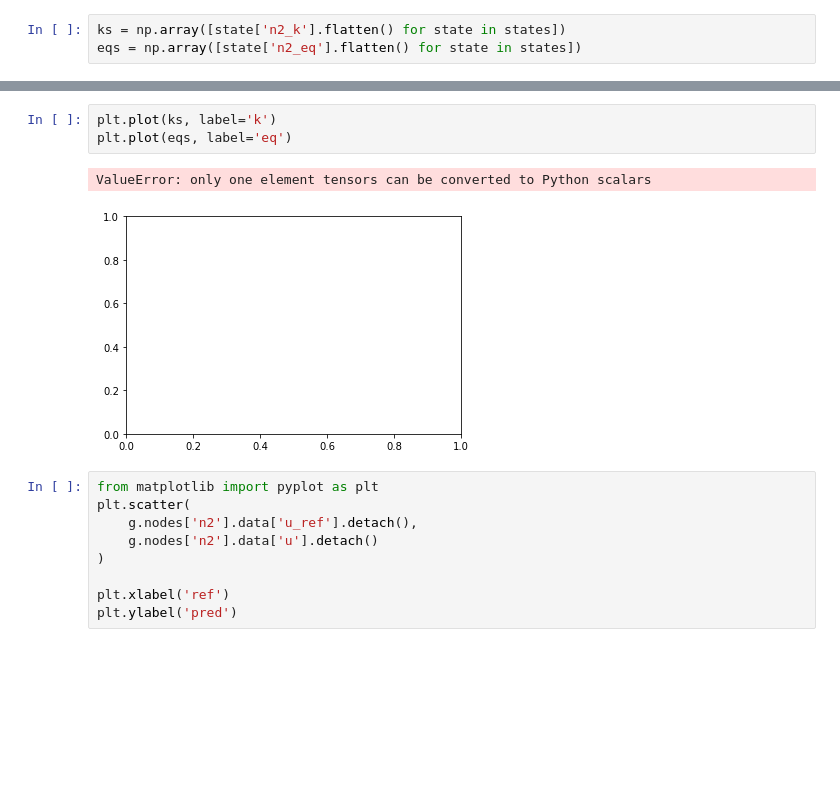
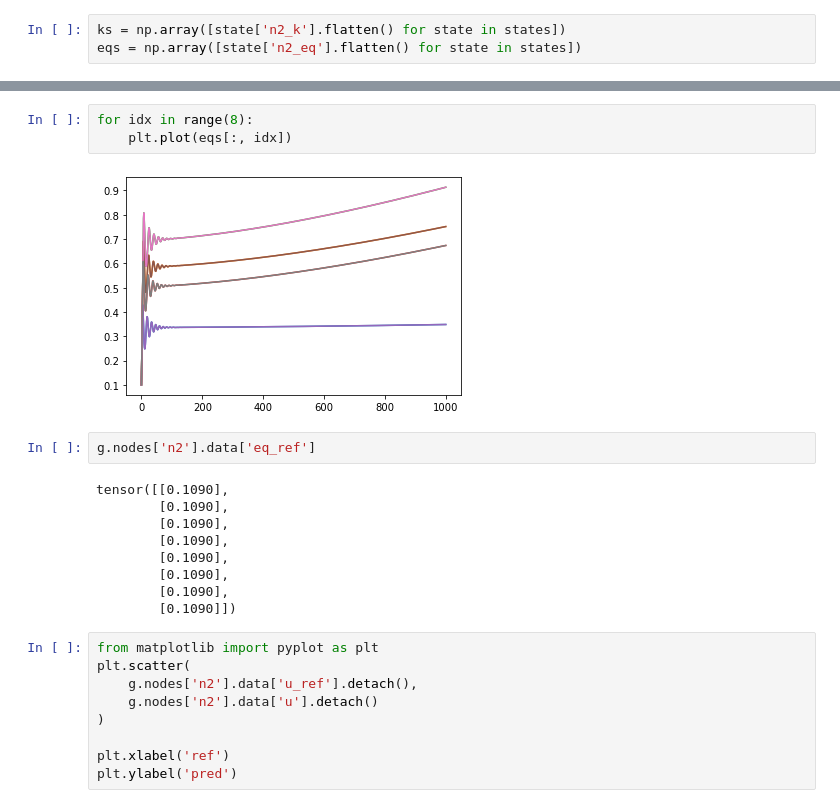
Before and after one commit to choderalab/espaloma, a Jupyter notebook: scripts/methane_debug/debug.ipynb, the cells around one changed output, grey strips where cells are left out. Saved outputs shown, nothing was run; the diff lists cells and outputs as text; blank space fills up the shorter version.

```diff
--- a/scripts/methane_debug/debug.ipynb
+++ b/scripts/methane_debug/debug.ipynb
@@ -173,9 +104,19 @@ for idx in range(8):
-# %%
-plt.plot(ks, label='k')
-plt.plot(eqs, label='eq')
-# %% [output]
-ValueError: only one element tensors can be converted to Python scalars
-[figure, removed]
+# %%
+for idx in range(8):
+    plt.plot(eqs[:, idx])
+# %% [output]
+[figure, added]
+# %%
+g.nodes['n2'].data['eq_ref']
+# %% [output]
+tensor([[0.1090],
+        [0.1090],
+        [0.1090],
+        [0.1090],
+        [0.1090],
+        [0.1090],
+        [0.1090],
+        [0.1090]])
 # %%
 from matplotlib import pyplot as plt
 plt.scatter(
```
Also changed, not shown: parts of 97 cells of this notebook, 10 other files.
